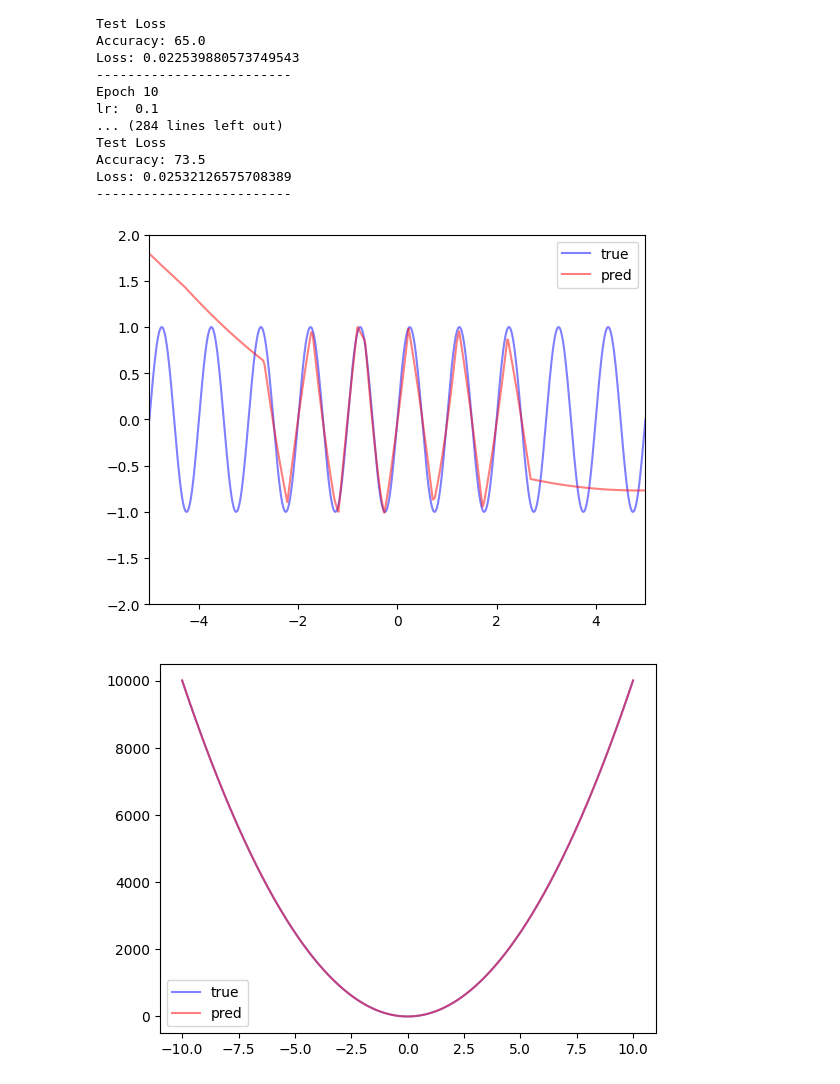
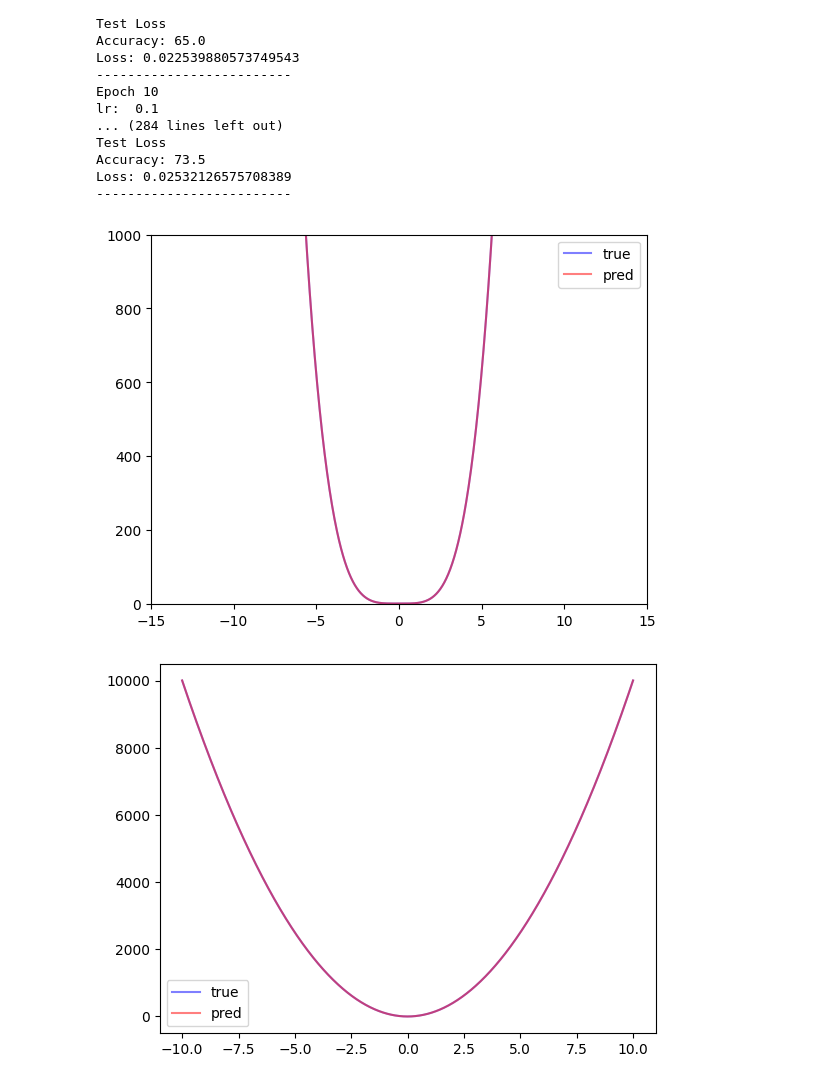
Before and after one commit to Aurelien-Stumpf-Mascles/ICM_internship, a Jupyter notebook: experiment_1/mlp_distribution_synthetic.ipynb, the cells around one changed output. Cells and saved outputs as stored; diff of their text form; code cells hidden in the pictures.

```diff
--- a/experiment_1/mlp_distribution_synthetic.ipynb
+++ b/experiment_1/mlp_distribution_synthetic.ipynb
@@ -102,14 +84,14 @@ Polynomial_MLP(
 # %%
-layer_sizes_list = [1, 20, 20, 1]
+layer_sizes_list = [1, 10, 10, 1]
 
 def f(x):
     return x
 
-model = models.Polynomial_MLP(3, layer_sizes_list, non_linearity="relu", initial_weights='xavier', type="regression")
+model = models.Polynomial_MLP(4, layer_sizes_list, non_linearity="relu", initial_weights='xavier', type="regression")
 device = torch.device('cuda' if torch.cuda.is_available() else 'cpu')
 model.to(device)
 criterion = torch.nn.MSELoss() #torch.nn.NLLLoss()
 optimizer = torch.optim.Adam(model.parameters(), lr=0.01, weight_decay=0.01)
-scheduler = torch.optim.lr_scheduler.ReduceLROnPlateau(optimizer, 'min', patience=50, verbose=True, factor=0.5)
+scheduler = torch.optim.lr_scheduler.ReduceLROnPlateau(optimizer, 'min', patience=100, verbose=True, factor=0.5)
 training.train_model(model, trainloader, testloader, device, criterion, 1000, optimizer, scheduler=scheduler,type="regression")
 # %% [output]
@@ -225,20 +202,20 @@ Loss: 0.02532126575708389
 -------------------------
 # %%
 #tab = np.concatenate([np.linspace(-10,10,1000).reshape(-1,1), np.random.normal(0, 10, (1000,9))], axis=1)
-tab = np.concatenate([np.linspace(-5,5,1000).reshape(-1,1)], axis=1)
-y = np.array([np.sin(2 * np.pi * x) for x in tab])
+tab = np.concatenate([np.linspace(-15,15,1000).reshape(-1,1)], axis=1)
+y = np.array([x**4 for x in tab])
 tab = torch.tensor(tab, dtype=torch.float32)
 tab = tab.to(device)
 model.eval()
 pred = model(tab).detach().cpu().numpy()
-plt.plot(np.linspace(-5,5,1000), y, label='true', color='blue', alpha=0.5)
-plt.plot(np.linspace(-5,5,1000), pred, label='pred', color='red', alpha=0.5)
-plt.xlim(-5,5)
-plt.ylim(-2,2)
+plt.plot(np.linspace(-15,15,1000), y, label='true', color='blue', alpha=0.5)
+plt.plot(np.linspace(-15,15,1000), pred, label='pred', color='red', alpha=0.5)
+plt.xlim(-15,15)
+plt.ylim(-2,1000)
 plt.legend()
 plt.show()
 # %% [output]
-[figure, old version]
+[figure, new version]
 # %%
 #tab = np.concatenate([np.linspace(-10,10,1000).reshape(-1,1), np.random.normal(0, 10, (1000,9))], axis=1)
 tab = np.concatenate([np.linspace(-100,100,1000).reshape(-1,1)], axis=1)
```
Also changed, not shown: parts of 4 cells of this notebook, 1 other file.
